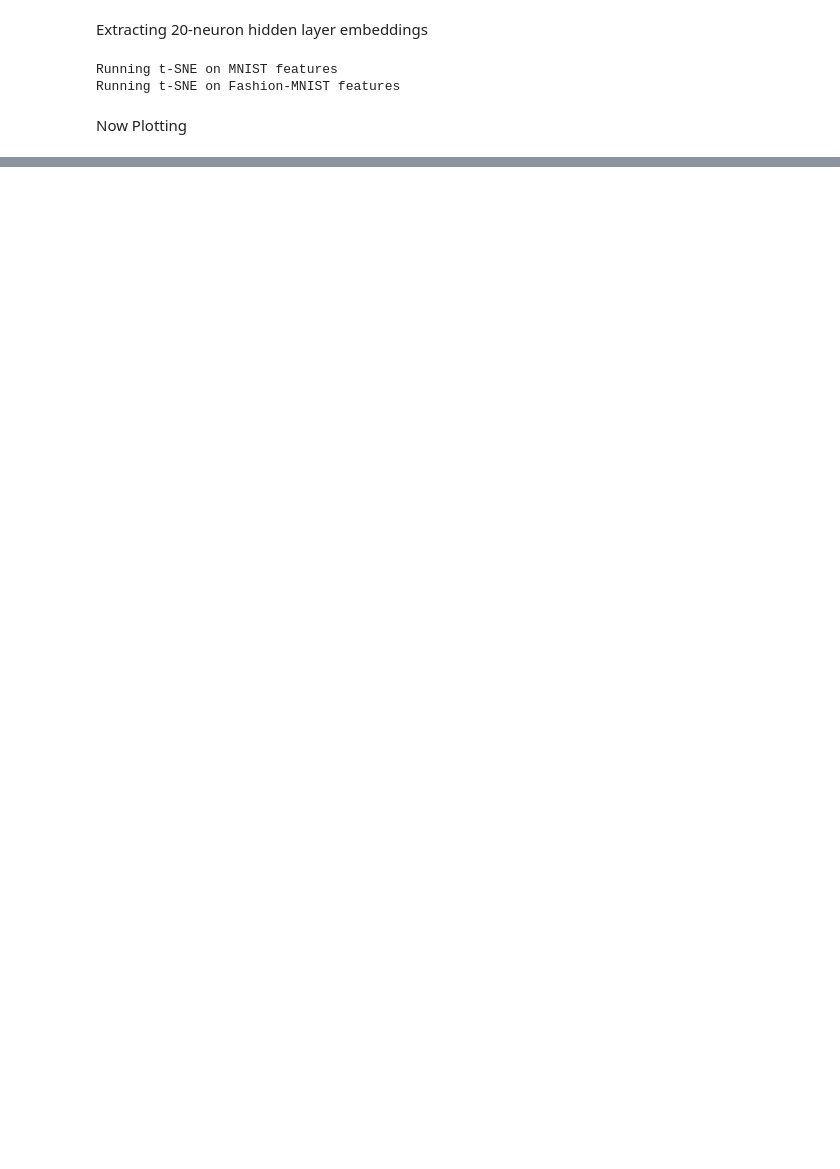
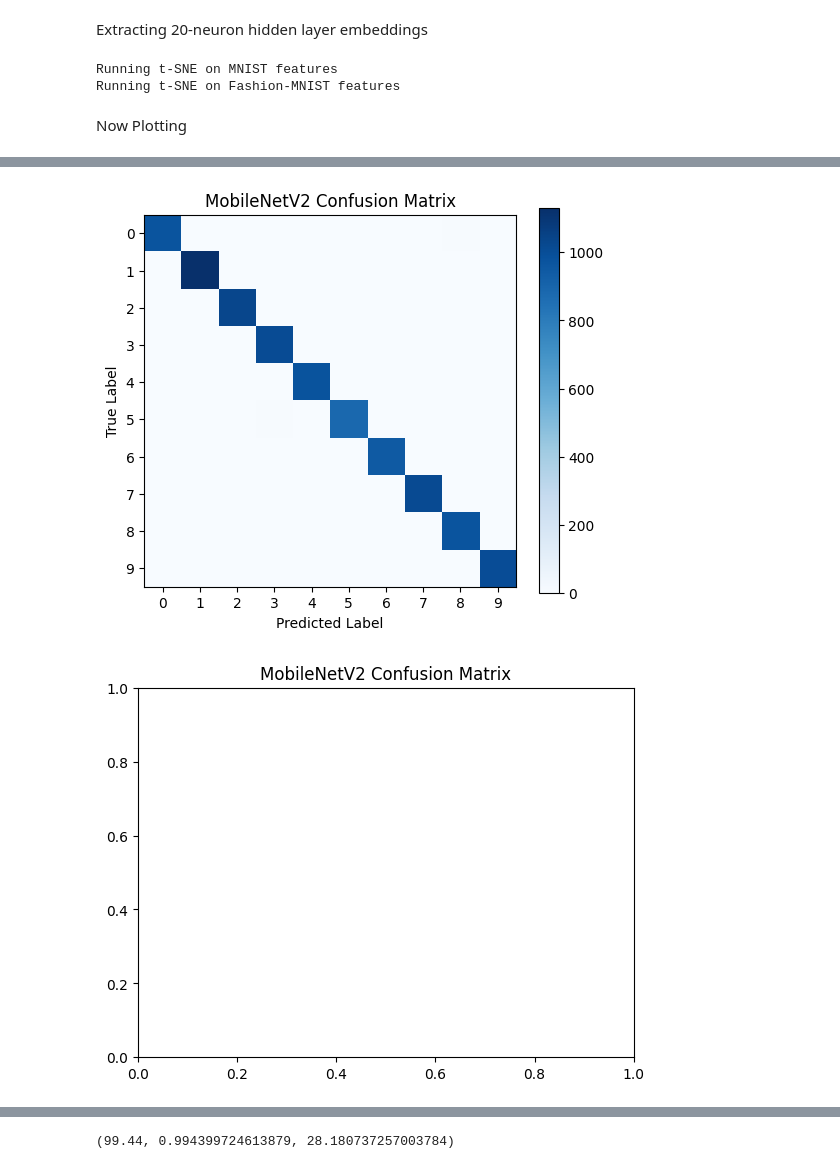
Before and after one commit to HarshJamgaonkar05/ES-335-ML-Assignment-3, a Jupyter notebook: Question 3/question3.ipynb, the cells around one changed output, grey strips where cells are left out. Drawn from its saved outputs; the diff is of its cells as text; code cells hidden in the pictures; blank space fills up the shorter version.

```diff
--- a/Question 3/question3.ipynb
+++ b/Question 3/question3.ipynb
@@ -787,0 +1039,59 @@ The low accuracy and poor clustering in the t-SNE visualization indicate that th
+# %%
+def plot_confusion_matrix(y_true, y_pred, title):
+    cm = confusion_matrix(y_true, y_pred)
+    plt.figure(figsize=(6, 5))
+    plt.imshow(cm, interpolation='nearest', cmap=plt.cm.Blues)
+    plt.title(title)
+    plt.colorbar()
+    tick_marks = np.arange(10)
+    plt.xticks(tick_marks, tick_marks)
+    plt.yticks(tick_marks, tick_marks)
+    plt.xlabel('Predicted Label')
+    plt.ylabel('True Label')
+    plt.show()
+
+
+def evaluate_model(model, test_loader, model_name):
+    model.eval()
+    all_preds, all_targets = [], []
+    start_time = time.time()
+    with torch.no_grad():
+        for images, labels in test_loader:
+            images, labels = images.to(device), labels.to(device)
+            outputs = model(images)
+            _, predicted = torch.max(outputs, 1)
+            all_preds.extend(predicted.cpu().numpy())
+            all_targets.extend(labels.cpu().numpy())
+    end_time = time.time()
+
+    acc = accuracy_score(all_targets, all_preds) * 100
+    f1 = f1_score(all_targets, all_preds, average='macro')
+    cm = confusion_matrix(all_targets, all_preds)
+    print(f"\n{model_name} - Accuracy: {acc:.2f}% | F1 Score: {f1:.4f} | Time: {end_time-start_time:.2f}s")
+    plot_confusion_matrix(all_targets, all_preds, f"{model_name} Confusion Matrix")
+    plt.title(f"{model_name} Confusion Matrix")
+    plt.show()
+    return acc, f1, end_time-start_time
+
+
+mobilenet = models.mobilenet_v2(weights='IMAGENET1K_V1')
+mobilenet.features[0][0] = nn.Conv2d(3, 32, 3, stride=2, padding=1, bias=False)
+mobilenet.classifier[1] = nn.Linear(1280, 10)
+mobilenet = mobilenet.to(device)
+optimizer_m = optim.Adam(mobilenet.parameters(), lr=0.0005)
+
+print("\nTraining MobileNetV2...")
+mobilenet = train_model(mobilenet, train_loader, nn.CrossEntropyLoss(), optimizer_m, epochs=3)
+evaluate_model(mobilenet, test_loader, "MobileNetV2")
+
+
+efficientnet = models.efficientnet_b0(weights='IMAGENET1K_V1')
+efficientnet.features[0][0] = nn.Conv2d(3, 32, 3, stride=2, padding=1, bias=False)
+efficientnet.classifier[1] = nn.Linear(1280, 10)
+efficientnet = efficientnet.to(device)
+optimizer_e = optim.Adam(efficientnet.parameters(), lr=0.0005)
+
+print("\nTraining EfficientNet-B0...")
+efficientnet = train_model(efficientnet, train_loader, nn.CrossEntropyLoss(), optimizer_e, epochs=3)
+evaluate_model(efficientnet, test_loader, "EfficientNet-B0")
+# %% [output]
@@ -787,0 +1104,2 @@ The low accuracy and poor clustering in the t-SNE visualization indicate that th
+[figure, added]
+[figure, added]
@@ -787,0 +1114 @@ The low accuracy and poor clustering in the t-SNE visualization indicate that th
+(99.44, 0.994399724613879, 28.180737257003784)
```
Also changed, not shown: parts of 33 cells of this notebook, 1 other file.
